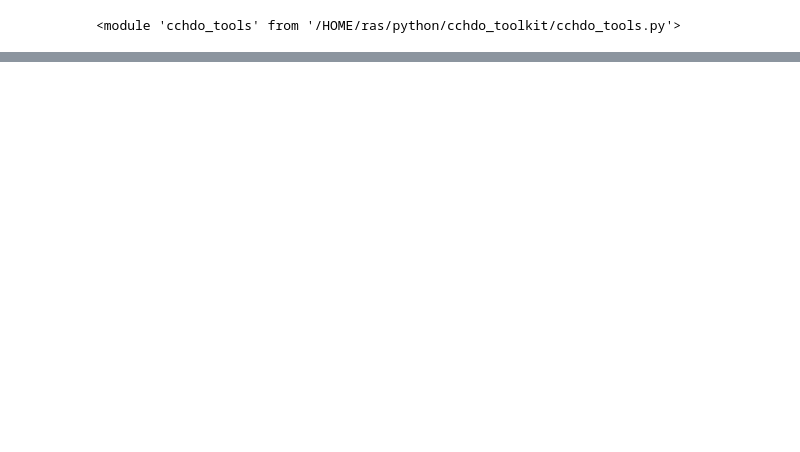
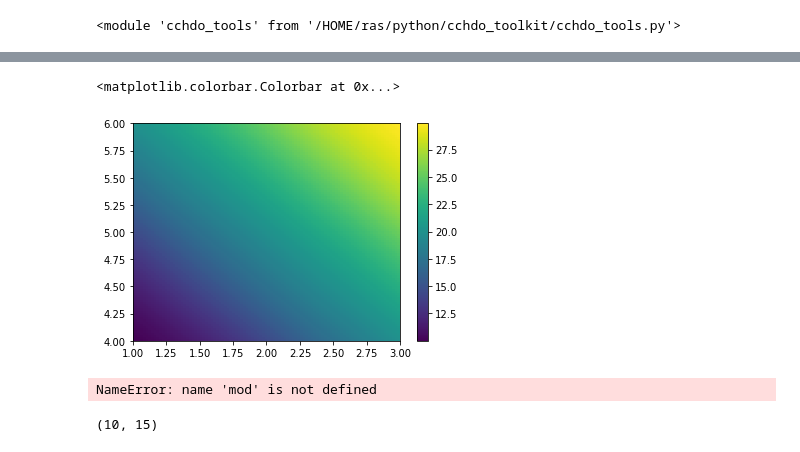
Before and after one commit to ashao/cchdo_toolkit, a Jupyter notebook: cchdo_example.ipynb, the cells around one changed output, grey strips where cells are left out. Drawn from its saved outputs; the diff is of its cells as text; code cells hidden in the pictures; blank space fills up the shorter version.

```diff
--- a/cchdo_example.ipynb
+++ b/cchdo_example.ipynb
@@ -75,0 +112,6 @@ array([-58.01029968, -58.01029968, -58.01029968, ..., -50.25049973,
+# %%
+x = [1,2,3] ; y = [4,5,6] ; z = [10, 20, 30]
+xi = np.linspace(1,3,100) ; yi = np.linspace(4,6,100)
+xi, yi = np.meshgrid(xi,yi)
+xcorr = 1 ; ycorr = 1
+z= barnes(x,y,z,xi,yi,xcorr,ycorr,10)
@@ -75,0 +133,5 @@ array([-58.01029968, -58.01029968, -58.01029968, ..., -50.25049973,
+# %%
+plt.pcolormesh(xi,yi,z); plt.colorbar()
+# %% [output]
+<matplotlib.colorbar.Colorbar at 0x...>
+[figure, added]
@@ -75,0 +140,4 @@ array([-58.01029968, -58.01029968, -58.01029968, ..., -50.25049973,
+# %%
+mod(4,3)
+# %% [output]
+NameError: name 'mod' is not defined
@@ -75,0 +146,4 @@ array([-58.01029968, -58.01029968, -58.01029968, ..., -50.25049973,
+# %%
+a,b
+# %% [output]
+(10, 15)
```
Also changed, not shown: parts of 17 cells of this notebook, 1 other file.
